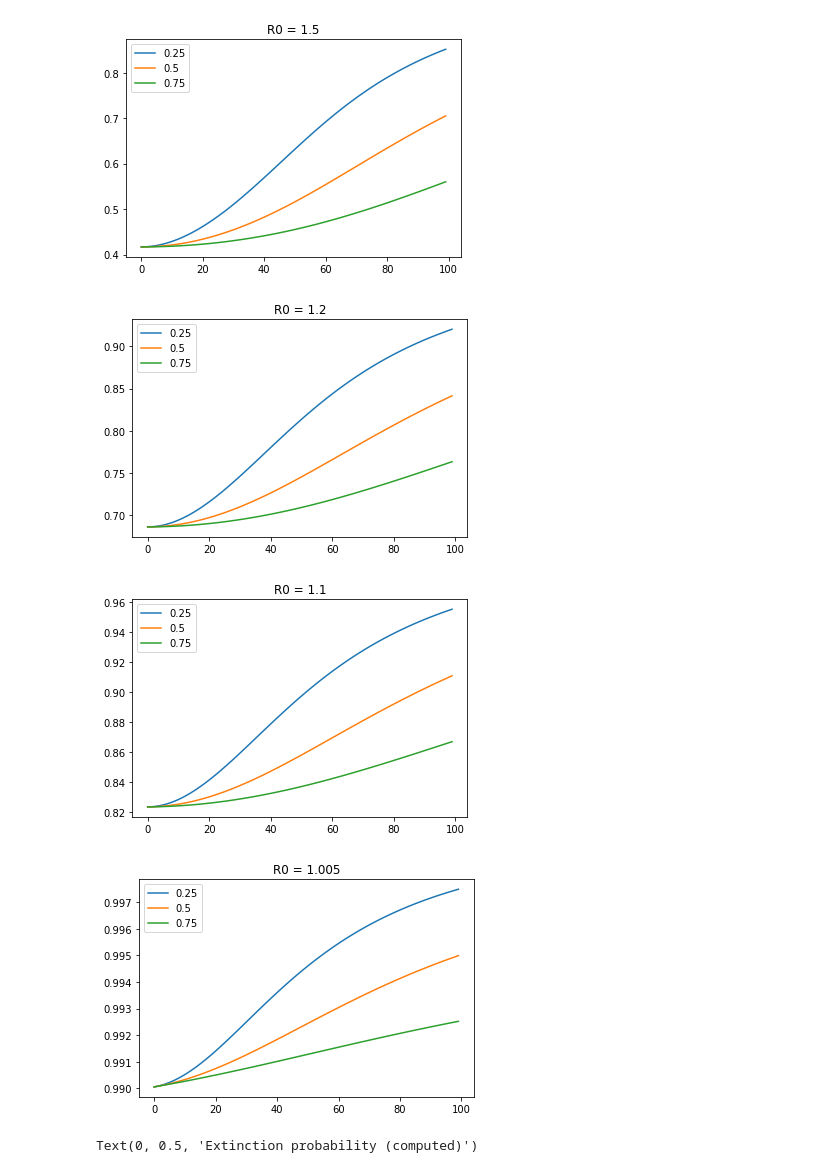
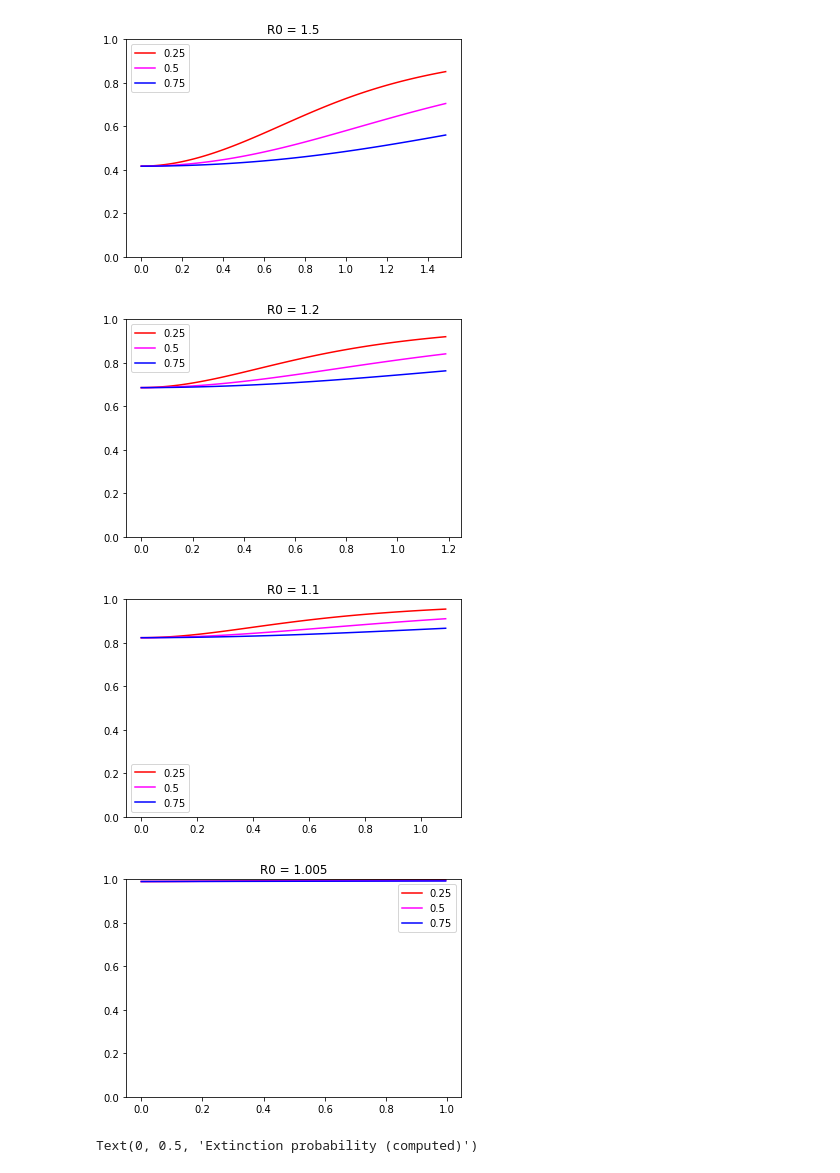
Before and after one commit to brendanwallace/hotspot, a Jupyter notebook: notebooks/extinction_analysis.ipynb, the cells around one changed output. Saved outputs shown, nothing was run; the diff lists cells and outputs as text; code cells hidden in the pictures.

```diff
--- a/notebooks/extinction_analysis.ipynb
+++ b/notebooks/extinction_analysis.ipynb
@@ -3,6 +3,8 @@ import numpy as np
 import json
 from scipy import stats
 import matplotlib.pyplot as plt
+
+plt.style.use('plot_style.txt')
 
 DATA_LOCATION = '/Users/brendan/Documents/projects/risky_sir/go/data/'
 FILE = DATA_LOCATION + "full_results.json"
@@ -37,3 +48,6 @@ def compute_g(a, b, p, N=1000):
     return g
 
 compute_g(1/1000., 0.1/1000., 0.5)
+
+def compute_p0(a, b, p, N=1000):
+    return p * ((1 - p * b) * (1 - a))**N + (1 - p)*((1 - a)**N)
@@ -41,0 +54,15 @@ compute_g(1/1000., 0.1/1000., 0.5)
+# %%
+# Plots of extinction probability vs R0 for each of a couple mean riskyness
+
+fig, axs = plt.subplots(3)
+
+start = 0.0
+end = 8.0
+step = 0.1
+R0s = np.arange(start, end + step, step)
+means = [0.5, 0.25, 0.125]
+alpha_c_fractions = [0.75, 0.5, 0.25]
+for (ax_, alpha_c_fraction) in enumerate(alpha_c_fractions):
+    for mean in means:
+        for R0 in R0s:
+            alpha_c = R0 * (1 - mean)
@@ -42,7 +71,9 @@ compute_g(1/1000., 0.1/1000., 0.5)
 # %%
 gs = []
+R0s = []
 for R0 in np.arange(0, 8, 0.01):
-    gs.append(compute_g((8-R0)/N, 0, 0))
-plt.plot(gs)
+    gs.append(compute_g((R0)/N, 0, 0))
+    R0s.append(R0)
+plt.plot(R0s, gs)
 # %% [output]
 [<matplotlib.lines.Line2D at 0x...>]
@@ -50,14 +81,19 @@ plt.plot(gs)
 # %%
 for R0 in [8.0, 4.0, 2.0, 1.5, 1.2, 1.1, 1.005]:
-    for p in [0.25, 0.5, 0.75]:
+    for p, color in [(0.25, 'red'), (0.5, 'magenta'), (0.75, 'blue')]:
         gs = []
+        p0s = []
+        ax = []
         for i in np.arange(0, 1, 0.01):
             alpha_c = R0/N * (1-i)
             alpha_r = (R0/N - alpha_c)/(p**2)
             gs.append(compute_g(alpha_c, alpha_r, p))
-        plt.plot(gs, label=p)
+            p0s.append(compute_p0(alpha_c, alpha_r, p))
+            ax.append(R0 - alpha_c*N)
+        plt.plot(ax, gs, color, label=p)
+        #plt.plot(p0s, ':', label=p)
     plt.legend()
     plt.title(f'R0 = {R0}')
-    #plt.ylim([0, 1])
+    plt.ylim([0, 1])
     plt.show()
 # %% [output]
@@ -67,7 +103,7 @@ for R0 in [8.0, 4.0, 2.0, 1.5, 1.2, 1.1, 1.005]:
-[figure, old version]
+[figure, new version]
-[figure, old version]
+[figure, new version]
-[figure, old version]
+[figure, new version]
-[figure, old version]
+[figure, new version]
 # %%
 plt.figure(figsize=(12, 6))
 for entry in HETERO:
```
Also changed, not shown: parts of 11 cells of this notebook, 50 other files.
